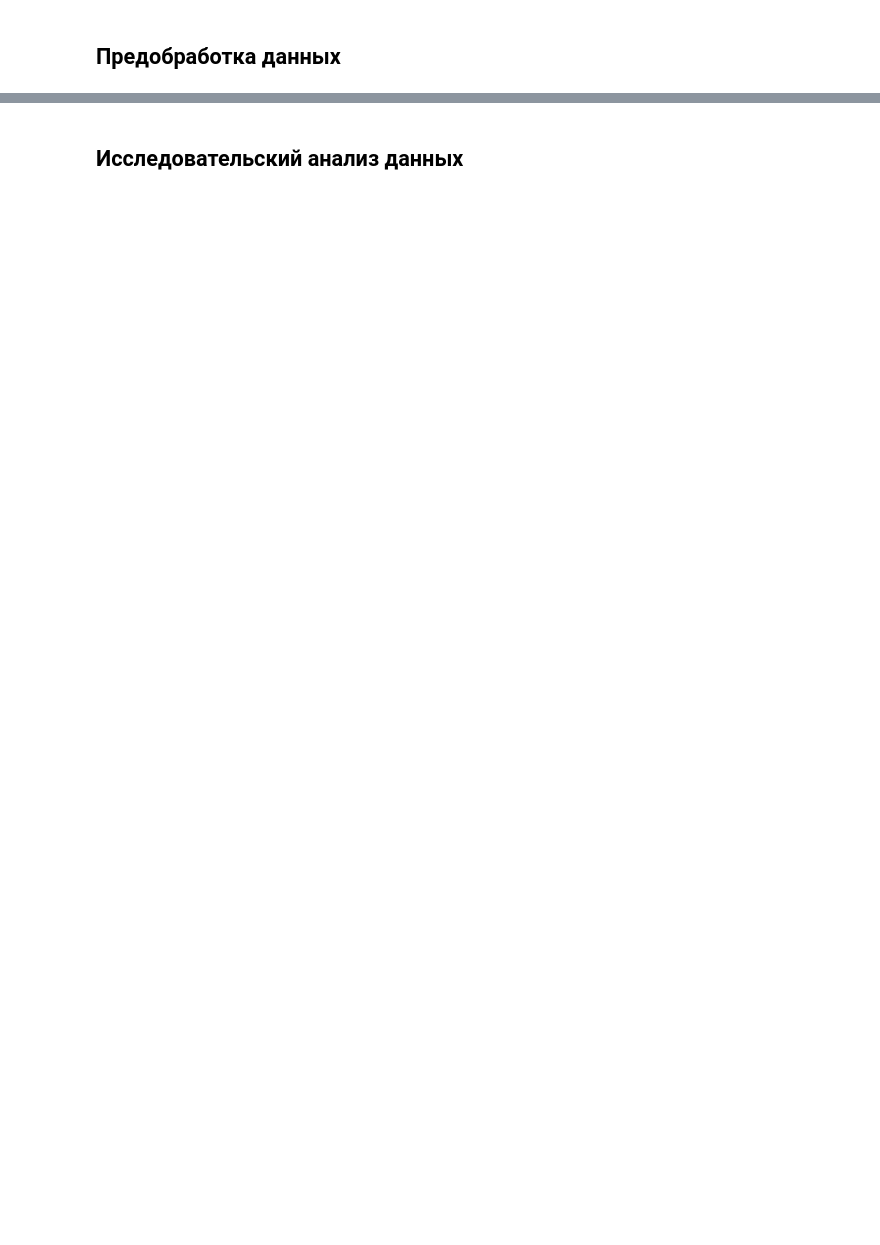
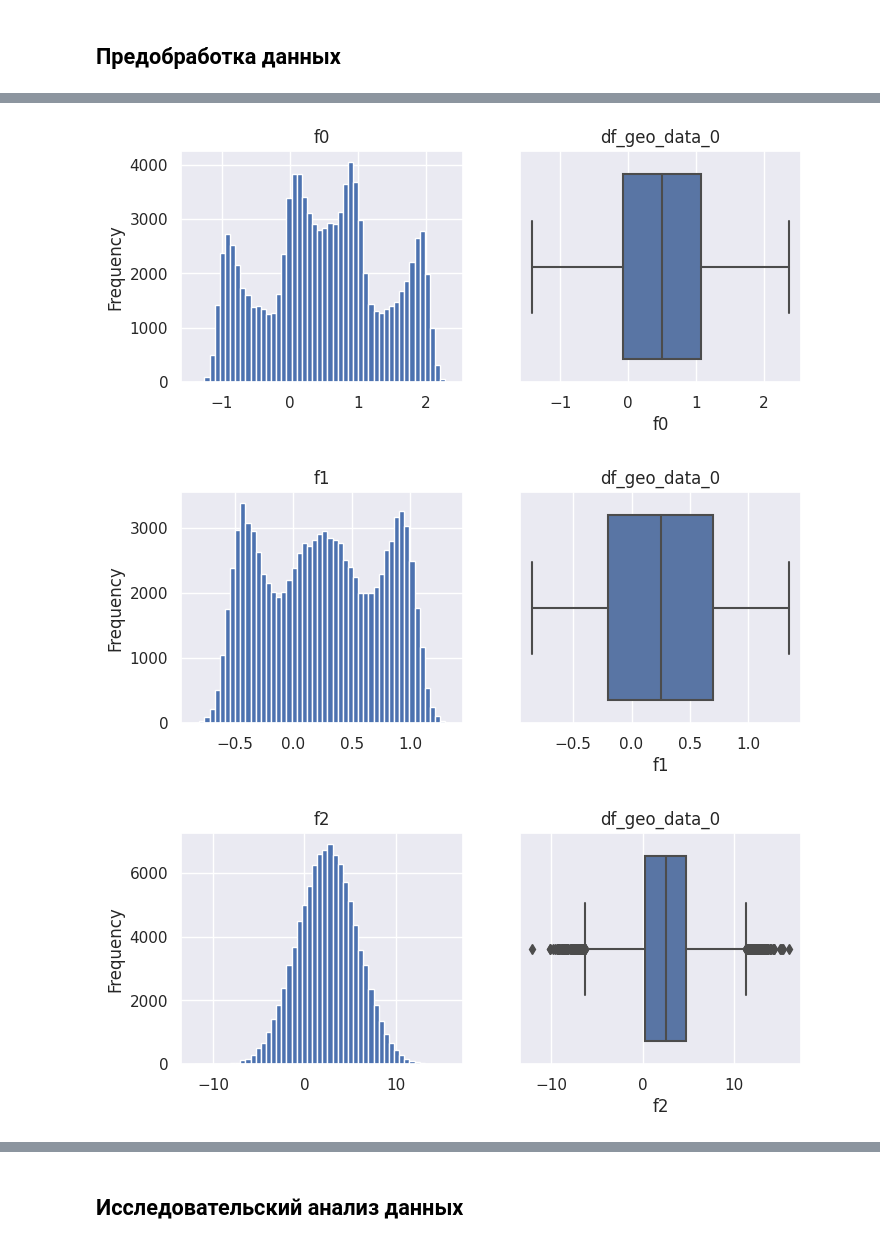
Before and after one commit to theotheo46/yap, a Jupyter notebook: notebooks/oil.ipynb, the cells around one changed output, grey strips where cells are left out. Drawn from its saved outputs; the diff is of its cells as text; code cells hidden in the pictures; blank space fills up the shorter version.

```diff
--- a/notebooks/oil.ipynb
+++ b/notebooks/oil.ipynb
@@ -79,2 +118,13 @@ memory usage: 3.8+ MB
 # %% [markdown]
 ## Предобработка данных
+# %%
+def print_df_stats(df_tuples_list):
+    for df_tuple in df_tuples_list:
+        print(f'*** Dataframe {df_tuple[0]}')
+        print(f'Number of duplicates by id: {df_tuple[1].duplicated(subset="id").sum()}')
+        print(f'Number of duplicates without id: {df_tuple[1].duplicated(subset=df_tuple[1].columns.difference(["id"])).sum()}')
+        display(df_tuple[1][df_tuple[1].columns.difference(["id"])].describe())
+        print()
+
+df_tuples_list = [("df_geo_data_0", df_geo_data_0), ("df_geo_data_1", df_geo_data_1), ("df_geo_data_2", df_geo_data_2)]
+print_df_stats(df_tuples_list)
@@ -80,0 +168,17 @@ memory usage: 3.8+ MB
+# %%
+def plot_sub_plot_hist_boxplot(df_tuples_list):
+    for df_tuple in df_tuples_list:
+        for col in df_tuple[1].columns:
+            if col == 'id':
+                continue
+            fig, axes = plt.subplots(nrows=1, ncols=2)
+            df_tuple[1][col].plot(kind="hist", title=col, figsize=(8, 3), ax = axes[0], bins = 50)
+            sns.boxplot(df_tuple[1][col], ax = axes[1])
+            plt.title(df_tuple[0])
+            plt.show()
+
+plot_sub_plot_hist_boxplot(df_tuples_list)
+# %% [output]
+[figure, added]
+[figure, added]
+[figure, added]
```
Also changed, not shown: parts of 8 cells of this notebook.
